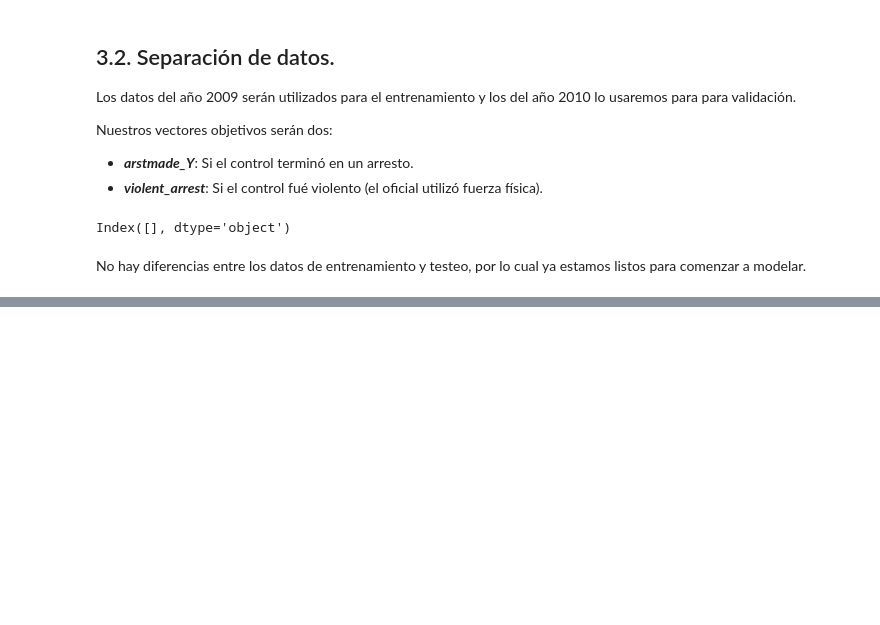
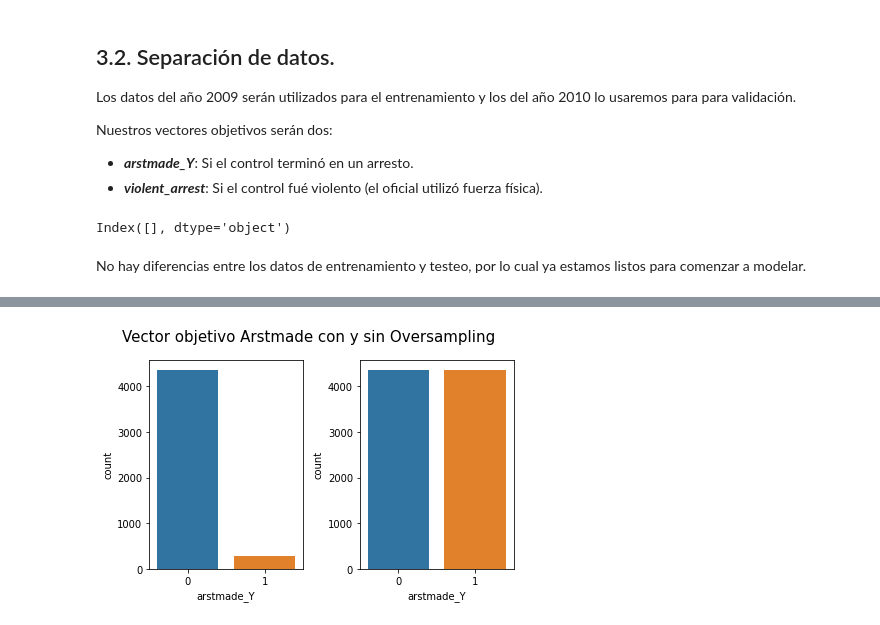
Before and after one commit to Gab0Jorq/risk_and_frisk, a Jupyter notebook: stop_and_frisk.ipynb, the cells around one changed output, grey strips where cells are left out. Saved outputs shown, nothing was run; the diff lists cells and outputs as text; code cells hidden in the pictures; blank space fills up the shorter version.

Commit message:
Modelado de Arstmade listo

```diff
--- a/stop_and_frisk.ipynb
+++ b/stop_and_frisk.ipynb
@@ -294,0 +336,17 @@ No hay diferencias entre los datos de entrenamiento y testeo, por lo cual ya est
+# %%
+# Instanciamos la clase
+oversampler = SMOTE(random_state = 3214, sampling_strategy = 'minority')
+# Generamos el oversampling de la matriz de entrenamiento
+X_train_oversamp_violent, y_train_oversamp_violent = oversampler.fit_resample(X_train_violent, y_train_violent)
+
+# Generamos el oversampling de la matriz de entrenamiento
+X_train_oversamp_arstmade, y_train_oversamp_arstmade = oversampler.fit_resample(X_train_arstmade, y_train_arstmade)
+# %%
+plt.suptitle('Vector objetivo Arstmade con y sin Oversampling', fontsize = 15)
+plt.subplot(1, 2, 1)
+sns.countplot(x=y_train_arstmade)
+plt.subplot(1, 2, 2)
+sns.countplot(x=y_train_oversamp_arstmade)
+plt.tight_layout()
+# %% [output]
+[figure, added]
```
Also changed, not shown: parts of 62 cells of this notebook.
